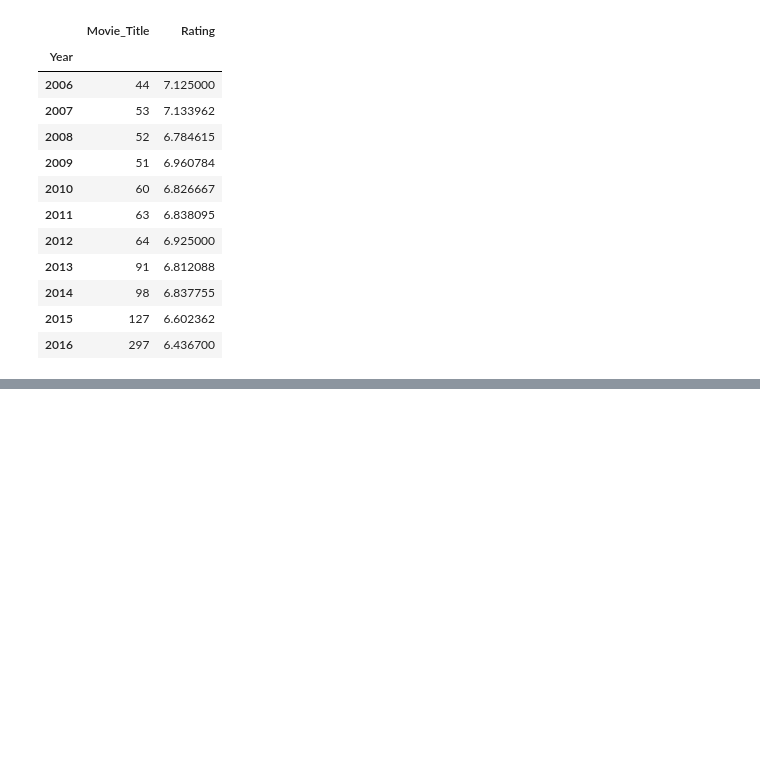
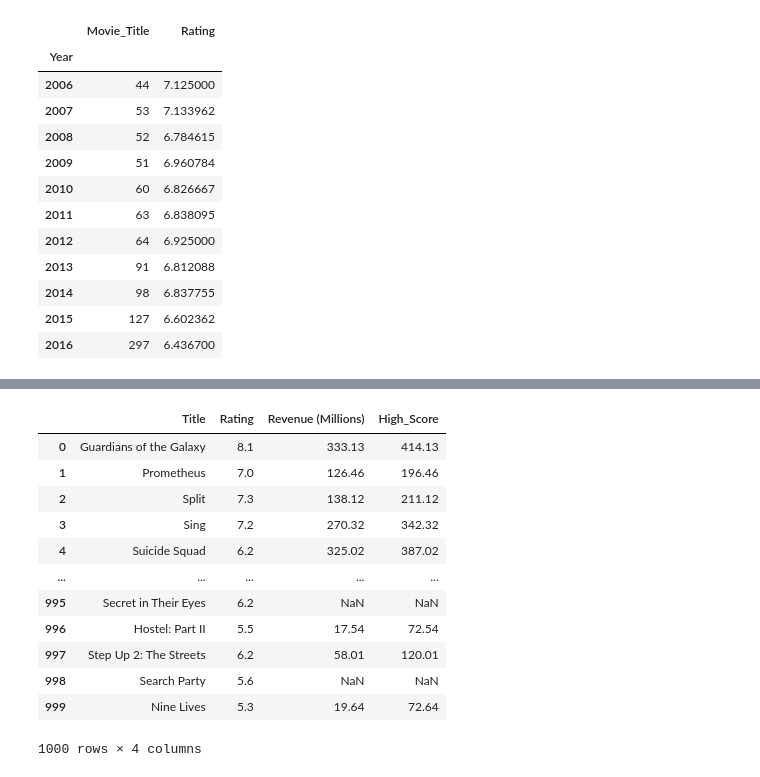
Before and after one commit to aakashshaji6-code/Case_Studies, a Jupyter notebook: Case_Study.ipynb, the cells around one changed output, grey strips where cells are left out. Drawn from its saved outputs; the diff is of its cells as text; code cells hidden in the pictures; blank space fills up the shorter version.

```diff
--- a/Case_Study.ipynb
+++ b/Case_Study.ipynb
@@ -297,3 +297,11 @@ result
 | 2014 | 98 | 6.837755 |
 | 2015 | 127 | 6.602362 |
 | 2016 | 297 | 6.436700 |
+# %%
+# Q16 - Create Profitability column
+
+df['Profitability'] = df['Revenue (Millions)'] - df['Metascore']
+
+df.head()
+
+df.nlargest(10, 'Profitability')[['Title', 'Profitability']]
@@ -299,0 +320,10 @@ result
+# %%
+def category(rating):
+    if rating < 6:
+        return 'Poor'
+    elif 6 <= rating < 7.5:
+        return 'Average'
+    else:
+        return 'Excellent'
+df['Rating_Category'] = df['Rating'].apply(category)
+df[['Title', 'Rating', 'Rating_Category']]
@@ -299,0 +344,19 @@ result
+# %%
+def score(row):
+    return row['Rating'] * 10 + row['Revenue (Millions)']
+df['High_Score'] = df.apply(score, axis=1)
+df[['Title', 'Rating', 'Revenue (Millions)', 'High_Score']]
+# %% [output]
+|  | Title | Rating | Revenue (Millions) | High_Score |
+| 0 | Guardians of the Galaxy | 8.1 | 333.13 | 414.13 |
+| 1 | Prometheus | 7.0 | 126.46 | 196.46 |
+| 2 | Split | 7.3 | 138.12 | 211.12 |
+| 3 | Sing | 7.2 | 270.32 | 342.32 |
+| 4 | Suicide Squad | 6.2 | 325.02 | 387.02 |
+| ... | ... | ... | ... | ... |
+| 995 | Secret in Their Eyes | 6.2 | NaN | NaN |
+| 996 | Hostel: Part II | 5.5 | 17.54 | 72.54 |
+| 997 | Step Up 2: The Streets | 6.2 | 58.01 | 120.01 |
+| 998 | Search Party | 5.6 | NaN | NaN |
+| 999 | Nine Lives | 5.3 | 19.64 | 72.64 |
+1000 rows × 4 columns
```
Also changed, not shown: parts of 2 cells of this notebook.
